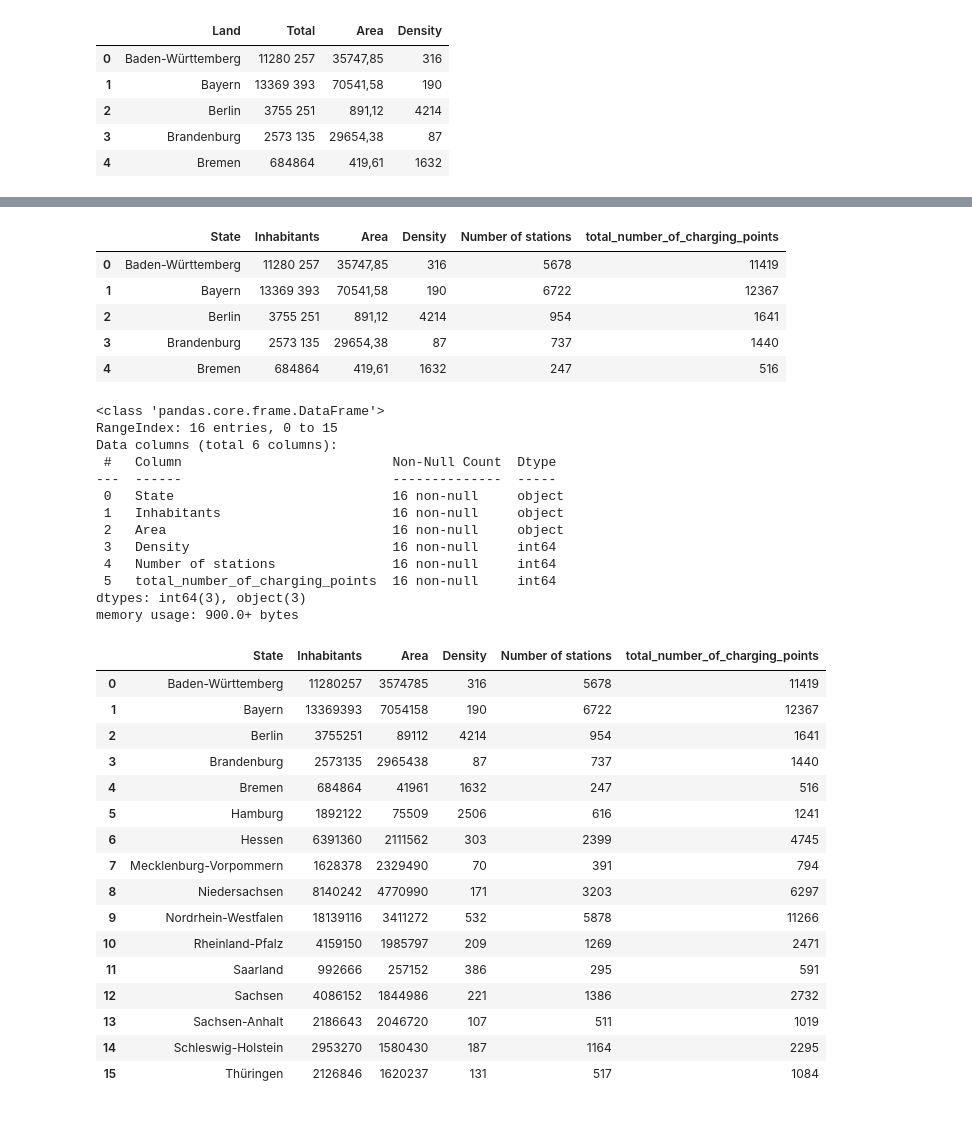
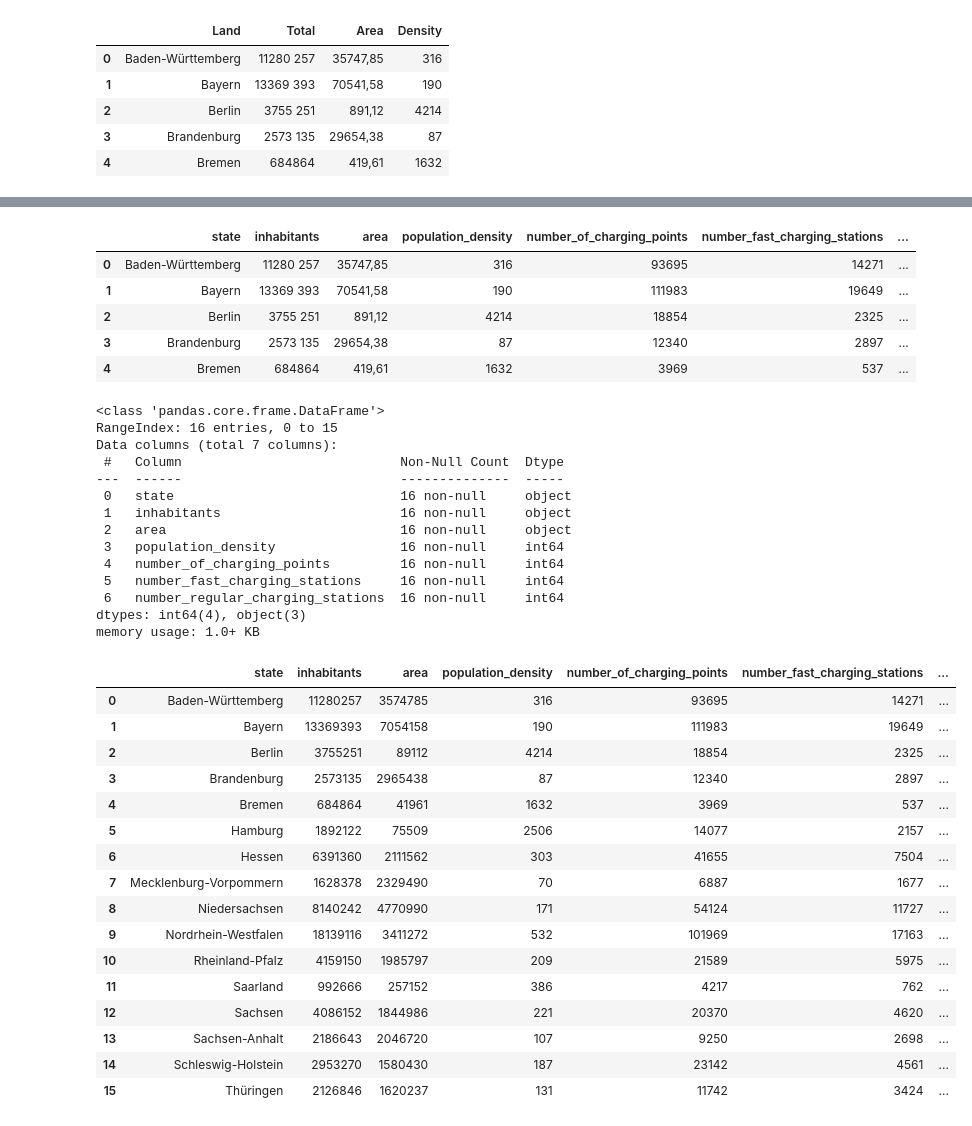
Before and after one commit to adelinerd/electric_cars, a Jupyter notebook: 2_Population.ipynb, the cells around one changed output, grey strips where cells are left out. Saved outputs shown, nothing was run; the diff lists cells and outputs as text; code cells hidden in the pictures.

```diff
--- a/2_Population.ipynb
+++ b/2_Population.ipynb
@@ -31,57 +40,57 @@ population.head()
 # %%
-population.rename(columns = {"Land":"State", "Total":"Inhabitants"}, inplace=True)
-stations_state.rename (columns = {"state":"State", "total_number_of_stations": "Number of stations"}, inplace=True)
+population.rename(columns = {"Land":"state", "Total":"inhabitants", "Area":"area", "Density":"population_density"}, inplace=True)
 
-population = population.merge(stations_state, on = "State", how="left")
+population = population.merge(stations_state, on = "state", how="left")
 
 population.head(5)
 # %% [output]
-|  | State | Inhabitants | Area | Density | Number of stations | total_number_of_charging_points |
-| 0 | Baden-Württemberg | 11280 257 | 35747,85 | 316 | 5678 | 11419 |
-| 1 | Bayern | 13369 393 | 70541,58 | 190 | 6722 | 12367 |
-| 2 | Berlin | 3755 251 | 891,12 | 4214 | 954 | 1641 |
-| 3 | Brandenburg | 2573 135 | 29654,38 | 87 | 737 | 1440 |
-| 4 | Bremen | 684864 | 419,61 | 1632 | 247 | 516 |
+|  | state | inhabitants | area | population_density | number_of_charging_points | number_fast_charging_stations | ... |
+| 0 | Baden-Württemberg | 11280 257 | 35747,85 | 316 | 93695 | 14271 | ... |
+| 1 | Bayern | 13369 393 | 70541,58 | 190 | 111983 | 19649 | ... |
+| 2 | Berlin | 3755 251 | 891,12 | 4214 | 18854 | 2325 | ... |
+| 3 | Brandenburg | 2573 135 | 29654,38 | 87 | 12340 | 2897 | ... |
+| 4 | Bremen | 684864 | 419,61 | 1632 | 3969 | 537 | ... |
 # %%
 population.info()
 # %% [output]
 <class 'pandas.core.frame.DataFrame'>
 RangeIndex: 16 entries, 0 to 15
-Data columns (total 6 columns):
- #   Column                           Non-Null Count  Dtype
----  ------                           --------------  -----
- 0   State                            16 non-null     object
- 1   Inhabitants                      16 non-null     object
- 2   Area                             16 non-null     object
- 3   Density                          16 non-null     int64
- 4   Number of stations               16 non-null     int64
- 5   total_number_of_charging_points  16 non-null     int64
-dtypes: int64(3), object(3)
-memory usage: 900.0+ bytes
+Data columns (total 7 columns):
+ #   Column                            Non-Null Count  Dtype
+---  ------                            --------------  -----
+ 0   state                             16 non-null     object
+ 1   inhabitants                       16 non-null     object
+ 2   area                              16 non-null     object
+ 3   population_density                16 non-null     int64
+ 4   number_of_charging_points         16 non-null     int64
+ 5   number_fast_charging_stations     16 non-null     int64
+ 6   number_regular_charging_stations  16 non-null     int64
+dtypes: int64(4), object(3)
+memory usage: 1.0+ KB
 # %%
 # Convert types of "Area" and "Total" to int
-population["Area"] = population["Area"].str.replace(",", "").astype(int)
-population["Inhabitants"] = population ["Inhabitants"].str.replace(" ", "").astype(int)
+population["area"] = population["area"].str.replace(",", "").astype(int)
+population["inhabitants"] = population ["inhabitants"].str.replace(" ", "").astype(int)
 
 population.head(16)
 # %% [output]
-|  | State | Inhabitants | Area | Density | Number of stations | total_number_of_charging_points |
-| 0 | Baden-Württemberg | 11280257 | 3574785 | 316 | 5678 | 11419 |
-| 1 | Bayern | 13369393 | 7054158 | 190 | 6722 | 12367 |
-| 2 | Berlin | 3755251 | 89112 | 4214 | 954 | 1641 |
-| 3 | Brandenburg | 2573135 | 2965438 | 87 | 737 | 1440 |
-| 4 | Bremen | 684864 | 41961 | 1632 | 247 | 516 |
-| 5 | Hamburg | 1892122 | 75509 | 2506 | 616 | 1241 |
-| 6 | Hessen | 6391360 | 2111562 | 303 | 2399 | 4745 |
-| 7 | Mecklenburg-Vorpommern | 1628378 | 2329490 | 70 | 391 | 794 |
-| 8 | Niedersachsen | 8140242 | 4770990 | 171 | 3203 | 6297 |
-| 9 | Nordrhein-Westfalen | 18139116 | 3411272 | 532 | 5878 | 11266 |
-| 10 | Rheinland-Pfalz | 4159150 | 1985797 | 209 | 1269 | 2471 |
-| 11 | Saarland | 992666 | 257152 | 386 | 295 | 591 |
-| 12 | Sachsen | 4086152 | 1844986 | 221 | 1386 | 2732 |
-| 13 | Sachsen-Anhalt | 2186643 | 2046720 | 107 | 511 | 1019 |
-| 14 | Schleswig-Holstein | 2953270 | 1580430 | 187 | 1164 | 2295 |
-| 15 | Thüringen | 2126846 | 1620237 | 131 | 517 | 1084 |
+|  | state | inhabitants | area | population_density | number_of_charging_points | number_fast_charging_stations | ... |
+| 0 | Baden-Württemberg | 11280257 | 3574785 | 316 | 93695 | 14271 | ... |
+| 1 | Bayern | 13369393 | 7054158 | 190 | 111983 | 19649 | ... |
+| 2 | Berlin | 3755251 | 89112 | 4214 | 18854 | 2325 | ... |
+| 3 | Brandenburg | 2573135 | 2965438 | 87 | 12340 | 2897 | ... |
+| 4 | Bremen | 684864 | 41961 | 1632 | 3969 | 537 | ... |
+| 5 | Hamburg | 1892122 | 75509 | 2506 | 14077 | 2157 | ... |
+| 6 | Hessen | 6391360 | 2111562 | 303 | 41655 | 7504 | ... |
+| 7 | Mecklenburg-Vorpommern | 1628378 | 2329490 | 70 | 6887 | 1677 | ... |
+| 8 | Niedersachsen | 8140242 | 4770990 | 171 | 54124 | 11727 | ... |
+| 9 | Nordrhein-Westfalen | 18139116 | 3411272 | 532 | 101969 | 17163 | ... |
+| 10 | Rheinland-Pfalz | 4159150 | 1985797 | 209 | 21589 | 5975 | ... |
+| 11 | Saarland | 992666 | 257152 | 386 | 4217 | 762 | ... |
+| 12 | Sachsen | 4086152 | 1844986 | 221 | 20370 | 4620 | ... |
+| 13 | Sachsen-Anhalt | 2186643 | 2046720 | 107 | 9250 | 2698 | ... |
+| 14 | Schleswig-Holstein | 2953270 | 1580430 | 187 | 23142 | 4561 | ... |
+| 15 | Thüringen | 2126846 | 1620237 | 131 | 11742 | 3424 | ... |
 # %%
 population.columns
 # %% [output]
```
Also changed, not shown: parts of 5 cells of this notebook, 33 other files.
